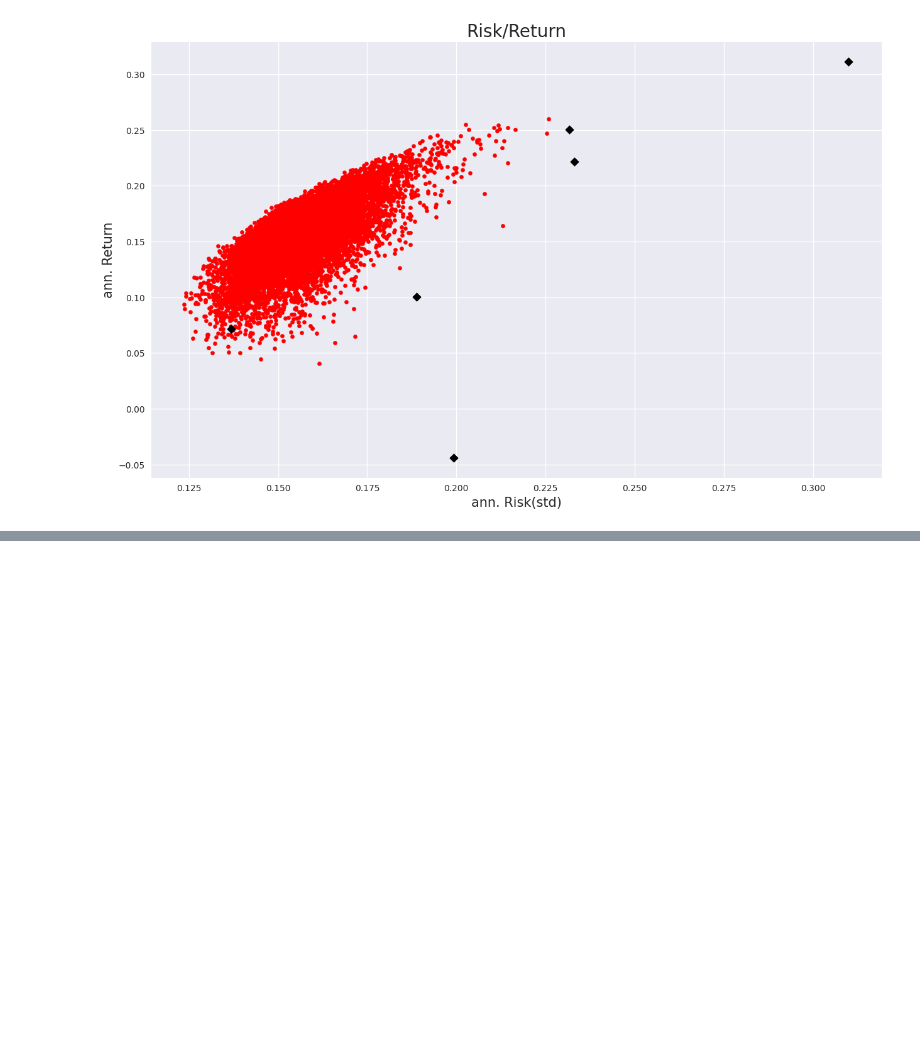
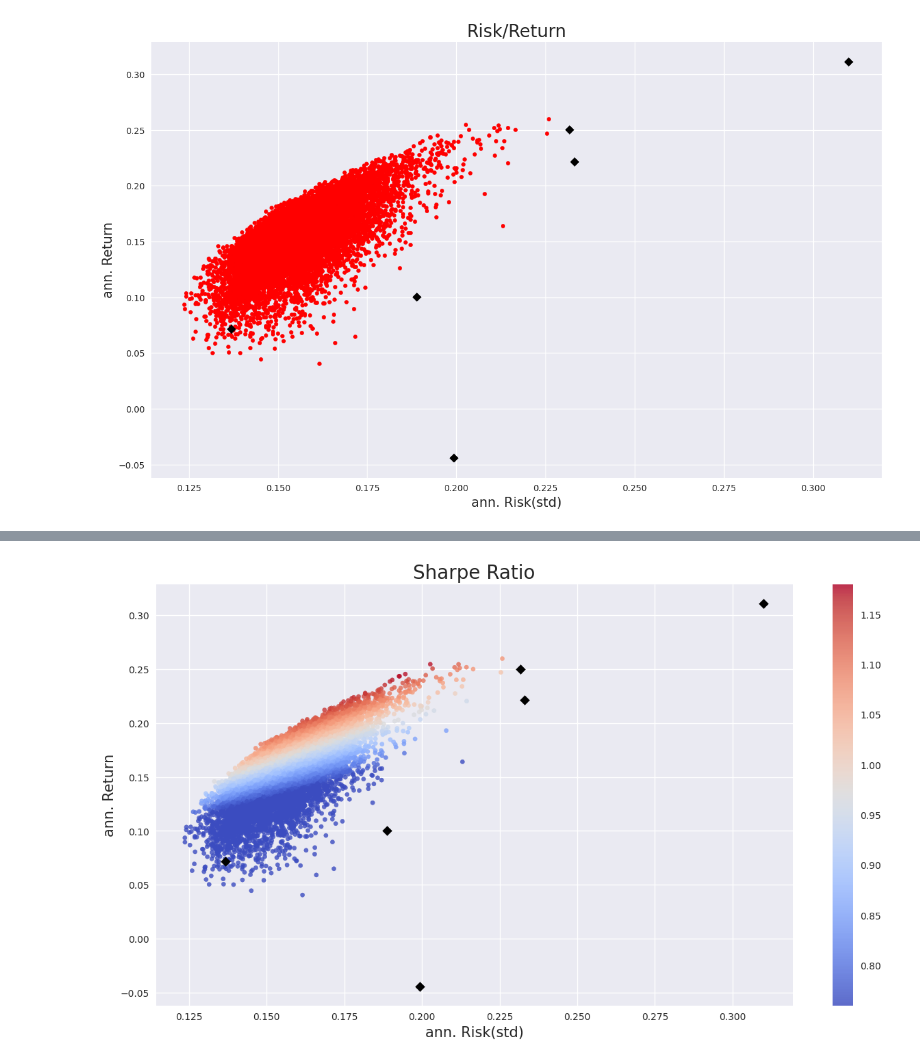
Before and after one commit to JamieW365/finance_projects, a Jupyter notebook: notebooks/portfolio_theory.ipynb, the cells around one changed output, grey strips where cells are left out. Drawn from its saved outputs; the diff is of its cells as text; code cells hidden in the pictures; blank space fills up the shorter version.

Commit message:
portfolio analysis with the sharpe ratio

```diff
--- a/notebooks/portfolio_theory.ipynb
+++ b/notebooks/portfolio_theory.ipynb
@@ -340,0 +343,7 @@ plt.show()
+# %%
+# Risk free return and risk free risk e.g. government bonds with supposedly no risk but some yield
+
+risk_free_return = 0.017
+risk_free_risk = 0
+rf = [risk_free_return, risk_free_risk]
+rf
@@ -340,0 +378,3 @@ plt.show()
+# %%
+summary["Sharpe"] = (summary["Return"].sub(rf[0]))/summary["Risk"]
+summary
@@ -340,0 +389,3 @@ plt.show()
+# %%
+port_summary["Sharpe"] = (port_summary["Return"].sub(rf[0]))/port_summary["Risk"]
+port_summary
@@ -340,0 +418,12 @@ plt.show()
+# %%
+plt.figure(figsize = (15, 8))
+plt.scatter(port_summary.loc[:, "Risk"], port_summary.loc[:, "Return"], s= 20,
+            c = port_summary.loc[:, "Sharpe"], cmap = "coolwarm", vmin = 0.76, vmax = 1.18, alpha = 0.8)
+plt.colorbar()
+plt.scatter(summary.loc[:, "Risk"], summary.loc[:, "Return"],s= 50, marker = "D", c = "black")
+plt.xlabel("ann. Risk(std)", fontsize = 15)
+plt.ylabel("ann. Return", fontsize = 15)
+plt.title("Sharpe Ratio", fontsize = 20)
+plt.show()
+# %% [output]
+[figure, added]
```
Also changed, not shown: parts of 8 cells of this notebook.
